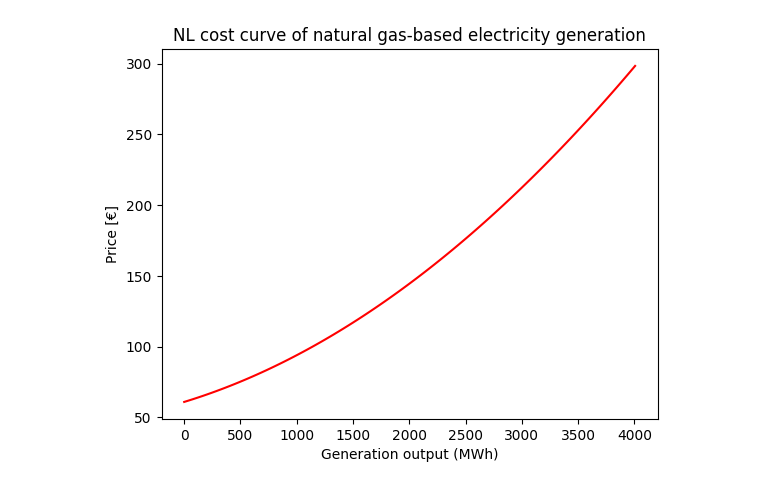
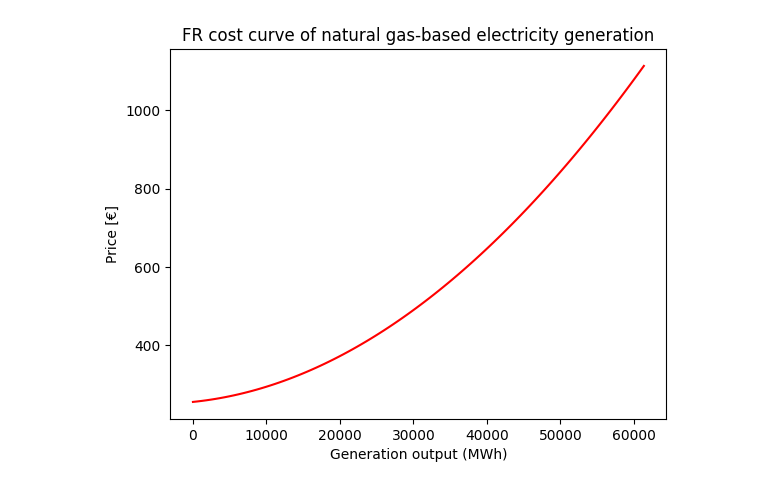
Before and after one commit to kbruninx/FBMC, a Jupyter notebook: cost_curves/CostCurveVisualisation.ipynb, the cells around one changed output. Drawn from its saved outputs; the diff is of its cells as text; code cells hidden in the pictures.

```diff
--- a/cost_curves/CostCurveVisualisation.ipynb
+++ b/cost_curves/CostCurveVisualisation.ipynb
@@ -62,6 +62,6 @@ def visualise_cost_curve(zone, tech):
     plt.xlabel('Generation output (MWh)')
     plt.show()
 # %%
-visualise_cost_curve('NL', 'hard_coal')
+visualise_cost_curve('FR', 'nuclear')
 # %% [output]
-[figure, old version]
+[figure, new version]
```
